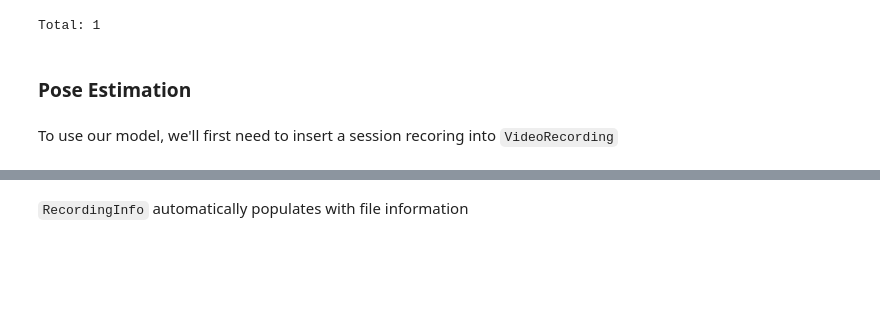
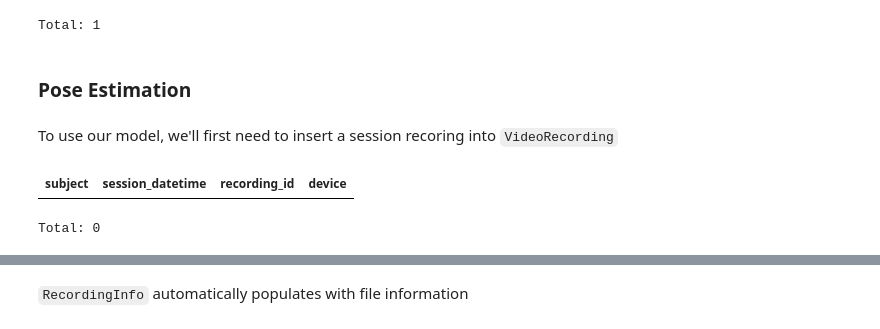
Before and after one commit to datajoint/element-deeplabcut, a Jupyter notebook: notebooks/03-Process.ipynb, the cells around one changed output, grey strips where cells are left out. Cells and saved outputs as stored; diff of their text form; code cells hidden in the pictures; blank space fills up the shorter version.

```diff
--- a/notebooks/03-Process.ipynb
+++ b/notebooks/03-Process.ipynb
@@ -231,6 +338,11 @@ Total: 1
 ### Pose Estimation
 # %% [markdown]
 To use our model, we'll first need to insert a session recoring into `VideoRecording`
+# %%
+model.VideoRecording()
+# %% [output]
+| subject | session_datetime | recording_id | device |
+Total: 0
 # %%
 key = {'subject': 'subject6',
        'session_datetime': '2021-06-02 14:04:22',
```
Also changed, not shown: parts of 84 cells of this notebook, 10 other files.
